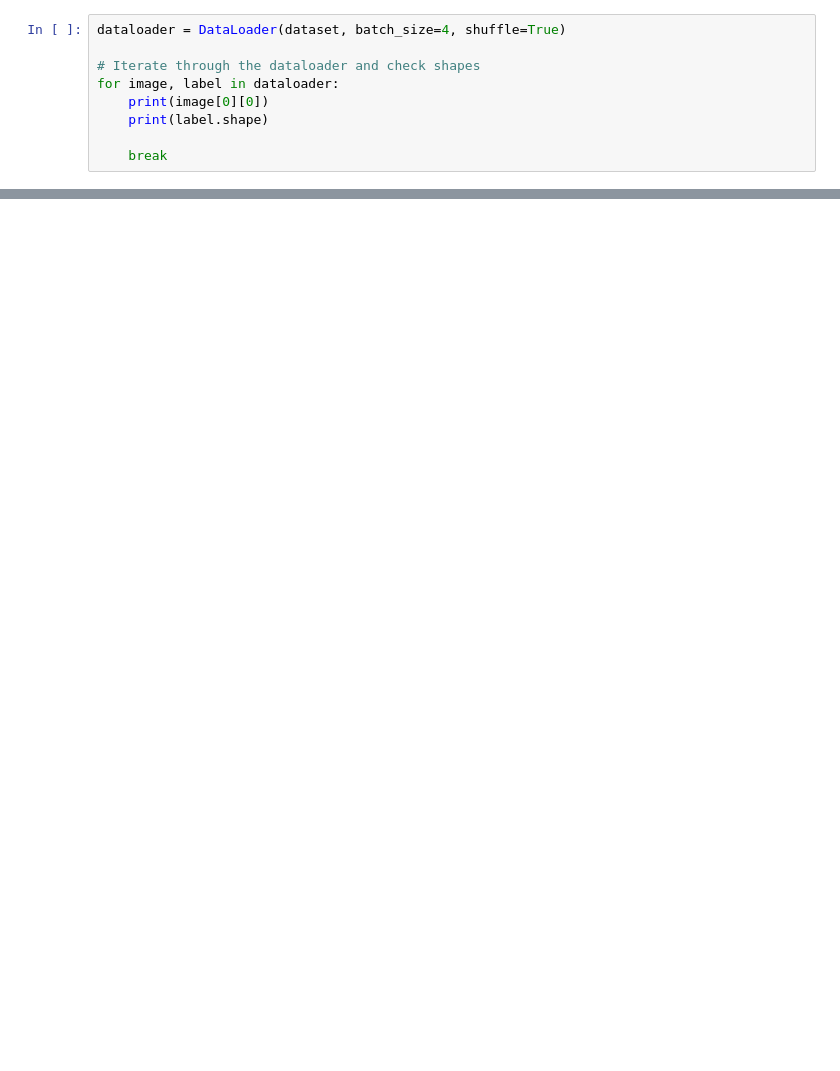
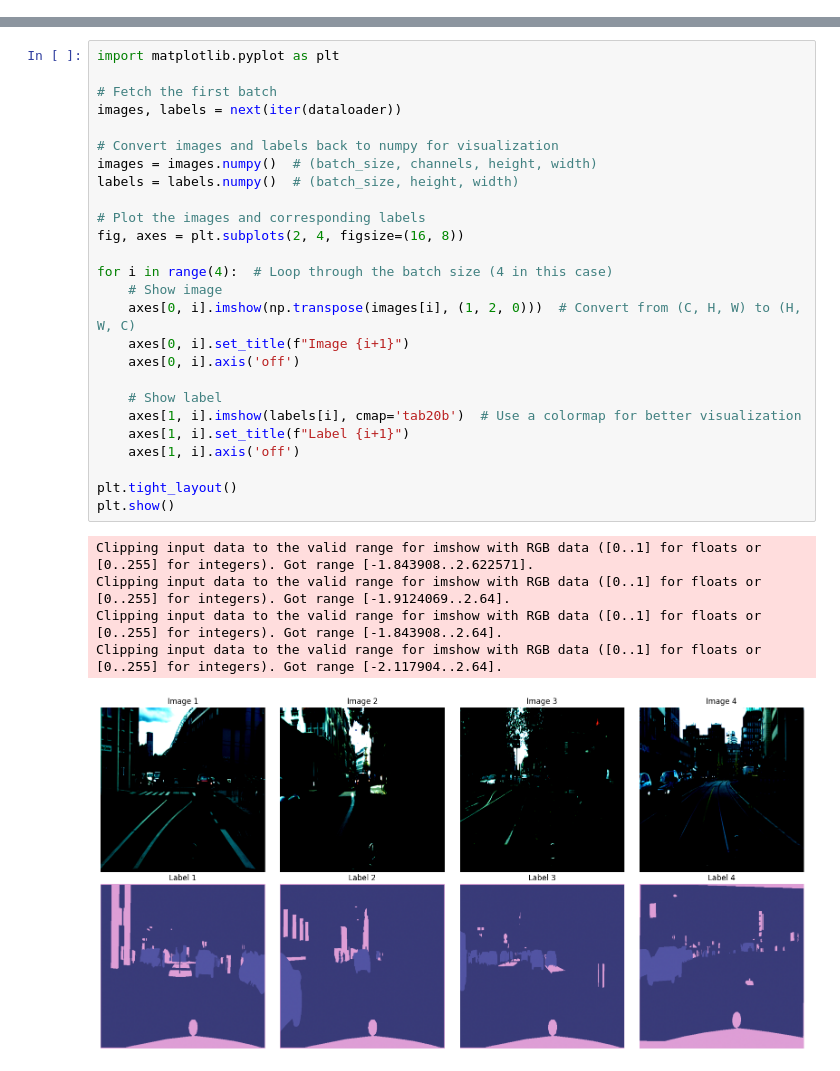
Before and after one commit to sarmadsaleem333/Road-Scene-Semantic-Segmentation--along-with-MLOPs, a Jupyter notebook: Dataloader/main.ipynb, the cells around one changed output, grey strips where cells are left out. Cells and saved outputs as stored; diff of their text form; blank space fills up the shorter version.

Commit message:
Added dataloader and mapping

```diff
--- a/Dataloader/main.ipynb
+++ b/Dataloader/main.ipynb
@@ -97,9 +84,0 @@ dataset = CityscapesDataset(
-# %%
-dataloader = DataLoader(dataset, batch_size=4, shuffle=True)
-
-# Iterate through the dataloader and check shapes
-for image, label in dataloader:
-    print(image[0][0])
-    print(label.shape)
-
-    break
@@ -353,0 +110,32 @@ Class Unknown (ID: -1): 79303 pixels
+# %%
+import matplotlib.pyplot as plt
+
+# Fetch the first batch
+images, labels = next(iter(dataloader))
+
+# Convert images and labels back to numpy for visualization
+images = images.numpy()  # (batch_size, channels, height, width)
+labels = labels.numpy()  # (batch_size, height, width)
+
+# Plot the images and corresponding labels
+fig, axes = plt.subplots(2, 4, figsize=(16, 8))
+
+for i in range(4):  # Loop through the batch size (4 in this case)
+    # Show image
+    axes[0, i].imshow(np.transpose(images[i], (1, 2, 0)))  # Convert from (C, H, W) to (H, W, C)
+    axes[0, i].set_title(f"Image {i+1}")
+    axes[0, i].axis('off')
+
+    # Show label
+    axes[1, i].imshow(labels[i], cmap='tab20b')  # Use a colormap for better visualization
+    axes[1, i].set_title(f"Label {i+1}")
+    axes[1, i].axis('off')
+
+plt.tight_layout()
+plt.show()
+# %% [output]
+Clipping input data to the valid range for imshow with RGB data ([0..1] for floats or [0..255] for integers). Got range [-1.843908..2.622571].
+Clipping input data to the valid range for imshow with RGB data ([0..1] for floats or [0..255] for integers). Got range [-1.9124069..2.64].
+Clipping input data to the valid range for imshow with RGB data ([0..1] for floats or [0..255] for integers). Got range [-1.843908..2.64].
+Clipping input data to the valid range for imshow with RGB data ([0..1] for floats or [0..255] for integers). Got range [-2.117904..2.64].
+[figure, added]
```
Also changed, not shown: parts of 21 cells of this notebook, 5 other files.
